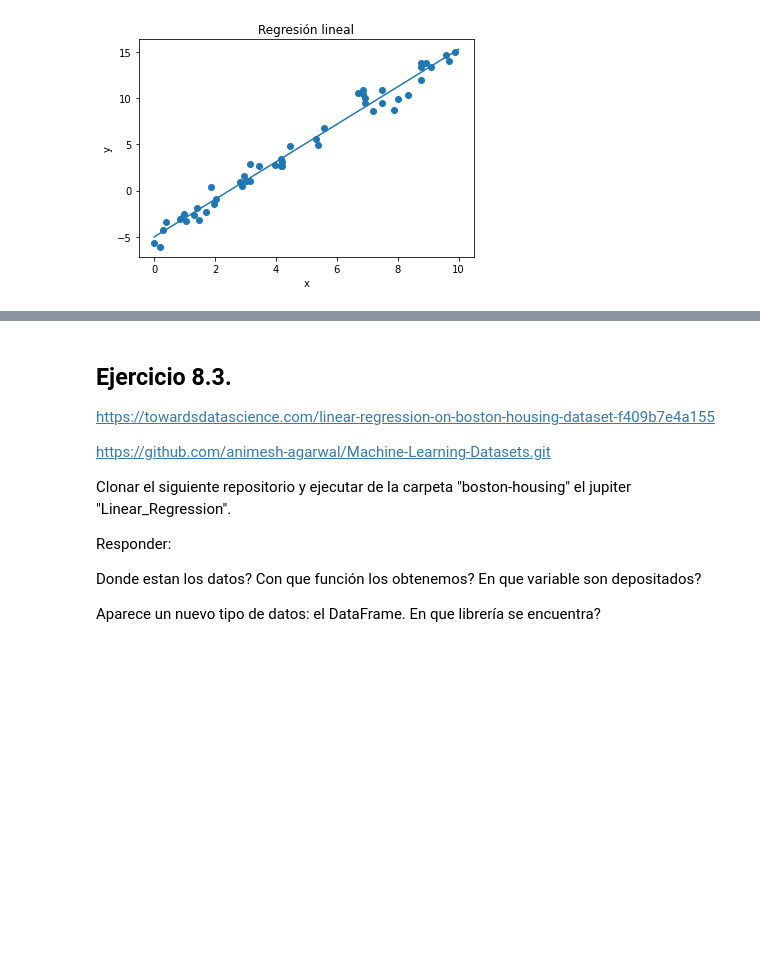
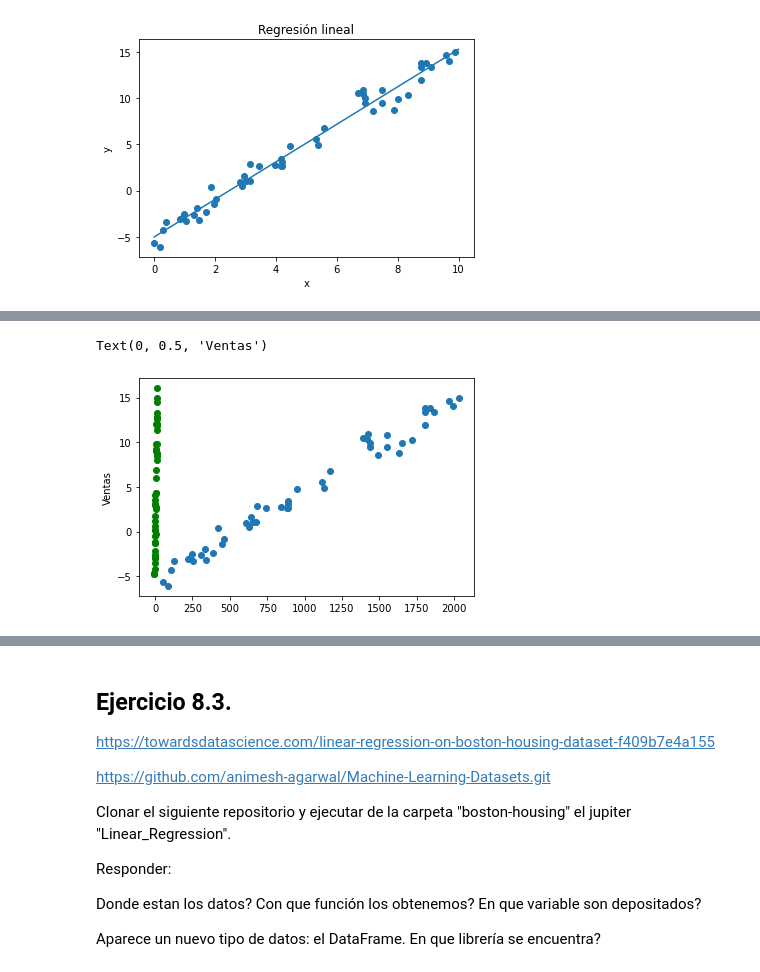
Before and after one commit to NicolasGomez97/Cientifico-Datos-ISPC, a Jupyter notebook: Programacion-I/8vaSemana/08SemanaProg_120221.ipynb, the cells around one changed output, grey strips where cells are left out. Saved outputs shown, nothing was run; the diff lists cells and outputs as text; code cells hidden in the pictures; blank space fills up the shorter version.

```diff
--- a/Programacion-I/8vaSemana/08SemanaProg_120221.ipynb
+++ b/Programacion-I/8vaSemana/08SemanaProg_120221.ipynb
@@ -114,0 +157,7 @@ print(LF)
+# %%
+plt.scatter(df["Cordoba Capital"],y)
+plt.scatter(y,df['La Falda'], Color="g")
+plt.ylabel("Ventas")
+# %% [output]
+Text(0, 0.5, 'Ventas')
+[figure, added]
```
Also changed, not shown: parts of 9 cells of this notebook.
